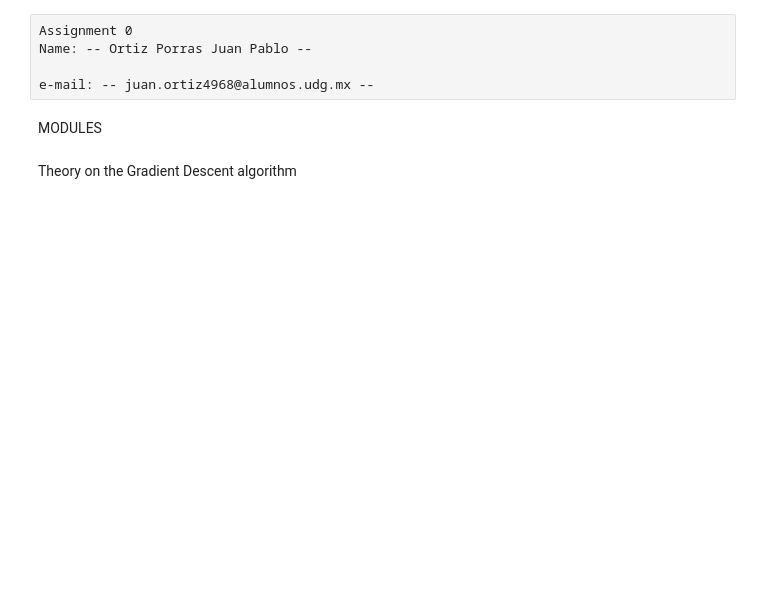
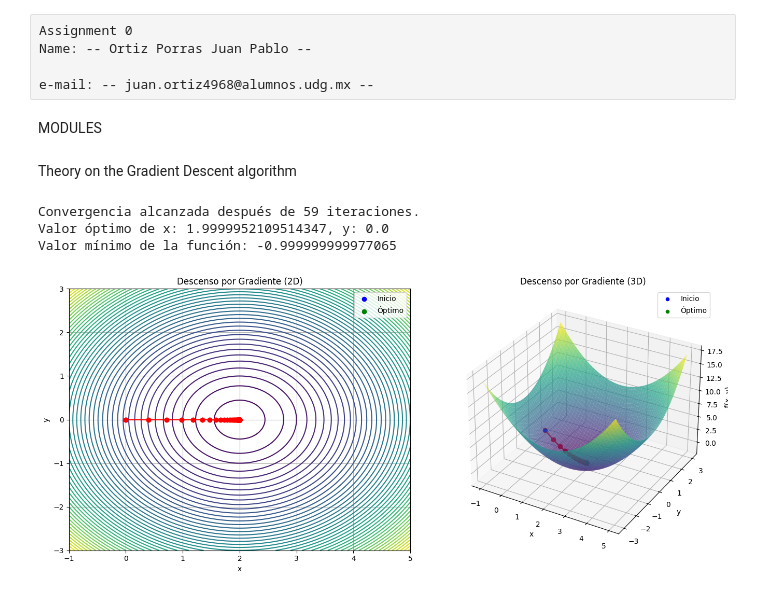
Before and after one commit to Juanpi0021/Assignment-0---Gradient-descent, a Jupyter notebook: Assignment 0.ipynb, the cells around one changed output. Saved outputs shown, nothing was run; the diff lists cells and outputs as text; code cells hidden in the pictures; blank space fills up the shorter version.

```diff
--- a/Assignment 0.ipynb
+++ b/Assignment 0.ipynb
@@ -27,4 +32,74 @@ def gradient(x, y):
+# %%
+#Variables
+x, y = 0.0, 0.0  # Valores iniciales para x y y
+values = [(x, y)]  # Lista para almacenar el progreso
 # %%
 # Run gradient descent algorithm
+
+for i in range(max_iter):
+    gradient = grad_f(x, y)
+    x_new = x - learning_rate * gradient[0]
+    y_new = y - learning_rate * gradient[1]
+
+    # Verificar la convergencia
+    if np.linalg.norm([x_new - x, y_new - y]) < tolerance:
+        print(f"Convergencia alcanzada después de {i+1} iteraciones.")
+        break
+
+    x, y = x_new, y_new
+    values.append((x, y))
+
+print(f"Valor óptimo de x: {x}, y: {y}")
+print(f"Valor mínimo de la función: {f(x, y)}")
+# %% [output]
+Convergencia alcanzada después de 59 iteraciones.
+Valor óptimo de x: 1.9999952109514347, y: 0.0
+Valor mínimo de la función: -0.999999999977065
 # %%
 # Plot the results
+# Preparar los datos para la gráfica
+values = np.array(values)
+x_vals = values[:, 0]
+y_vals = values[:, 1]
+
+# Crear una malla de puntos para graficar la función de contorno y 3D
+x_range = np.linspace(-1, 5, 100)
+y_range = np.linspace(-3, 3, 100)
+X, Y = np.meshgrid(x_range, y_range)
+Z = f(X, Y)
+
+# Crear la figura y los subplots
+fig = plt.figure(figsize=(14, 6))
+
+# Subplot 1: Gráfico de contorno 2D
+ax1 = fig.add_subplot(1, 2, 1)
+ax1.contour(X, Y, Z, levels=50, cmap='viridis')
+ax1.plot(x_vals, y_vals, marker='o', color='red')
+ax1.scatter(x_vals, y_vals, color='red')
+ax1.scatter(x_vals[0], y_vals[0], color='blue', label='Inicio')
+ax1.scatter(x_vals[-1], y_vals[-1], color='green', label='Óptimo')
+ax1.set_title('Descenso por Gradiente (2D)')
+ax1.set_xlabel('x')
+ax1.set_ylabel('y')
+ax1.legend()
+ax1.grid(True)
+
+# Plot the results 3D
+# Subplot 2: Gráfico 3D
+ax2 = fig.add_subplot(1, 2, 2, projection='3d')
+ax2.plot_surface(X, Y, Z, cmap='viridis', alpha=0.7)
+ax2.plot(x_vals, y_vals, f(x_vals, y_vals), color='red', marker='o')
+ax2.scatter(x_vals[0], y_vals[0], f(x_vals[0], y_vals[0]), color='blue', label='Inicio')
+ax2.scatter(x_vals[-1], y_vals[-1], f(x_vals[-1], y_vals[-1]), color='green', label='Óptimo')
+ax2.set_title('Descenso por Gradiente (3D)')
+ax2.set_xlabel('x')
+ax2.set_ylabel('y')
+ax2.set_zlabel('f(x, y)')
+ax2.legend()
+
+#Final Plot
+# Mostrar el gráfico
+plt.tight_layout()
+plt.show()
+# %% [output]
+[figure, added]
```
Also changed, not shown: parts of 3 cells of this notebook.
